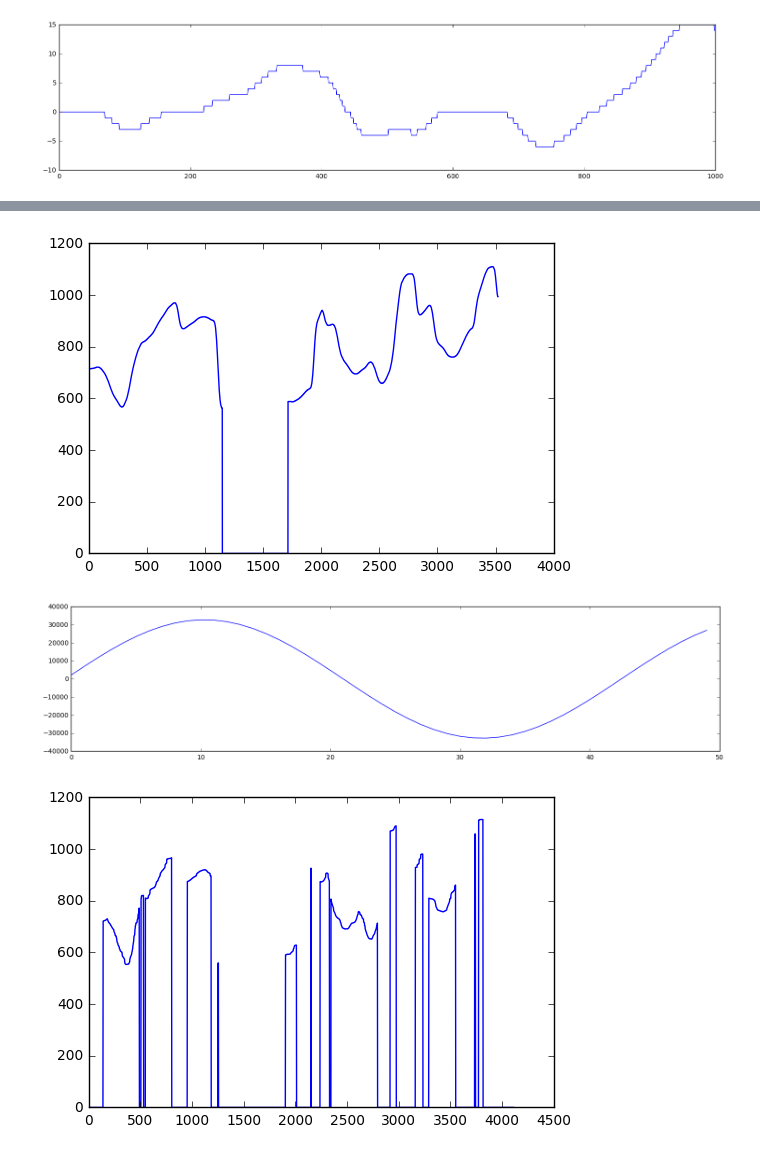
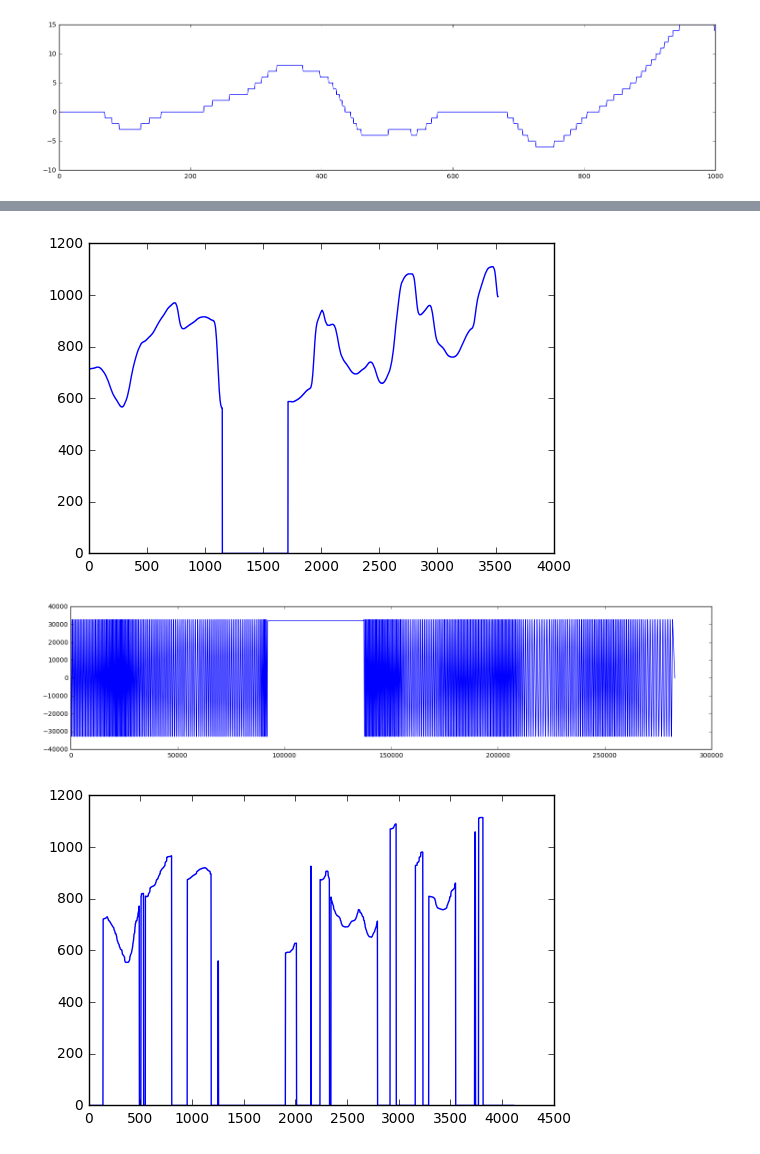
Before and after one commit to nomnom-mst/exhibition, a Jupyter notebook: waveanalyze.ipynb, the cells around one changed output, grey strips where cells are left out. Drawn from its saved outputs; the diff is of its cells as text; code cells hidden in the pictures.

Commit message:
generated smooth sin waves

```diff
--- a/waveanalyze.ipynb
+++ b/waveanalyze.ipynb
@@ -132,42 +132,29 @@ plt.show()
 # %%
 imp.reload(alignpitch)
 
 filename = "arayuru"
 
 buf_files = ["data/"+filename+"/"+filename+".pitch",
                      "data/"+filename+"/s1_"+filename+".pitch",
                      "data/"+filename+"/s2_"+filename+".pitch",
                      "data/"+filename+"/s3_"+filename+".pitch",
                      "data/"+filename+"/s4_"+filename+".pitch"]
 results = alignpitch.merge_pitch_file(buf_files)
 bufconv.write_float("data/"+filename+"/m_"+filename+".pitch", results)
 x = np.arange(len(results))
 y = results
 plt.plot(x,y)
 plt.show()
+
+# generate sounds
+freq_data = wavegenerater.pitch2freq(results)
+data = wavegenerater.sin_wave(freq_data)
+
+wavecontroller.save_file("data/"+filename+"/test.wav", data, wavegenerater.SAMPLE_FREQ)
+wavecontroller.show_image(data)
 # %% [output]
 [figure]
+[figure, added]
-# %%
-imp.reload(wavecontroller)
-imp.reload(wavegenerater)
-imp.reload(alignpitch)
-
-filename = "arayuru"
-
-buf_files = ["data/"+filename+"/"+filename+".pitch",
-                     "data/"+filename+"/s1_"+filename+".pitch",
-                     "data/"+filename+"/s2_"+filename+".pitch",
-                     "data/"+filename+"/s3_"+filename+".pitch",
-                     "data/"+filename+"/s4_"+filename+".pitch"]
-results = alignpitch.merge_pitch_file(buf_files)
-
-freq_data = wavegenerater.pitch2freq(results)
-data = wavegenerater.sin_wave(freq_data)
-
-wavecontroller.save_file("data/"+filename+"/test.wav", data, wavegenerater.SAMPLE_FREQ)
-wavecontroller.show_image(data[12000:12050])
-# %% [output]
-[figure, removed]
 # %%
 imp.reload(bufconv)
 
```
Also changed, not shown: parts of 3 cells of this notebook, 6 other files.
